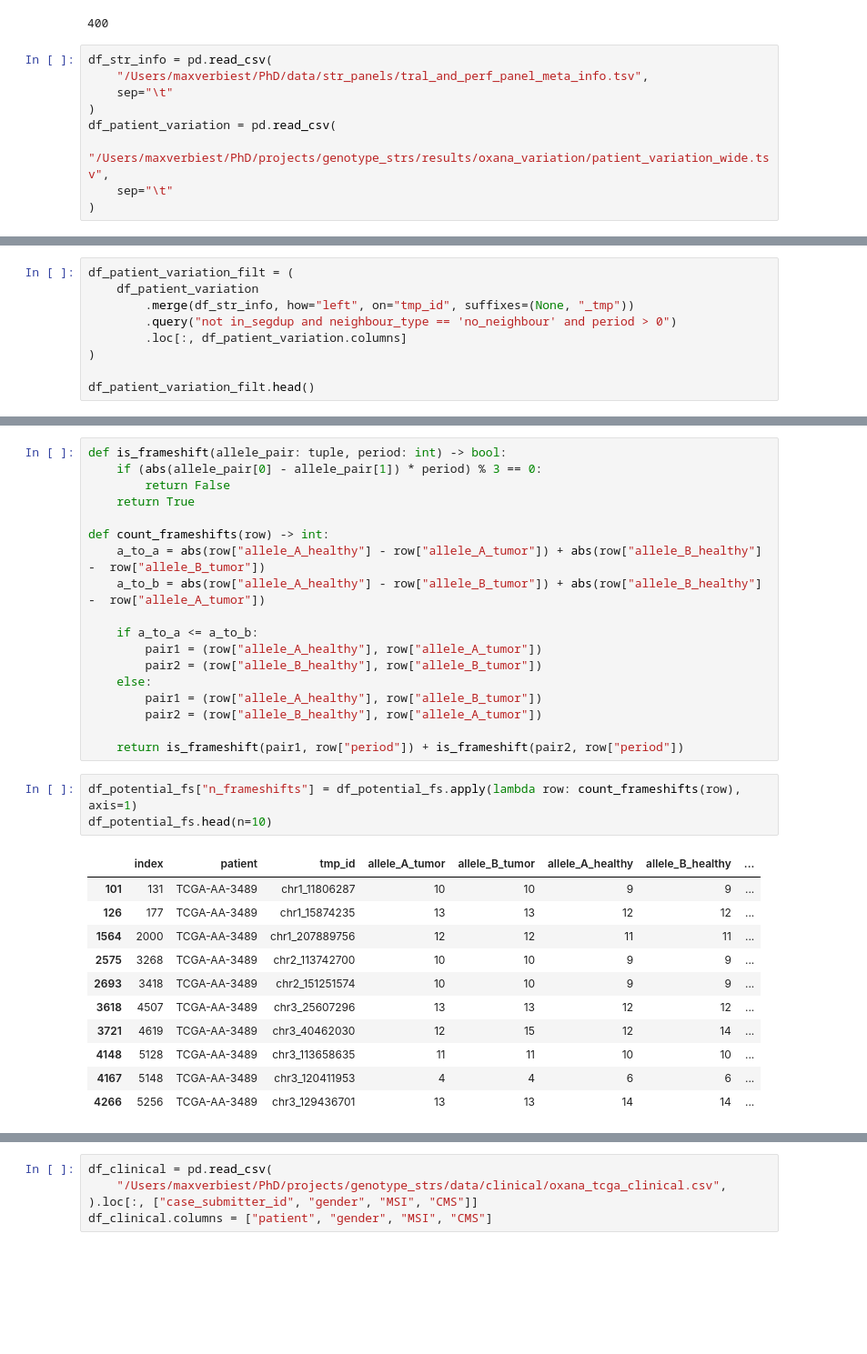
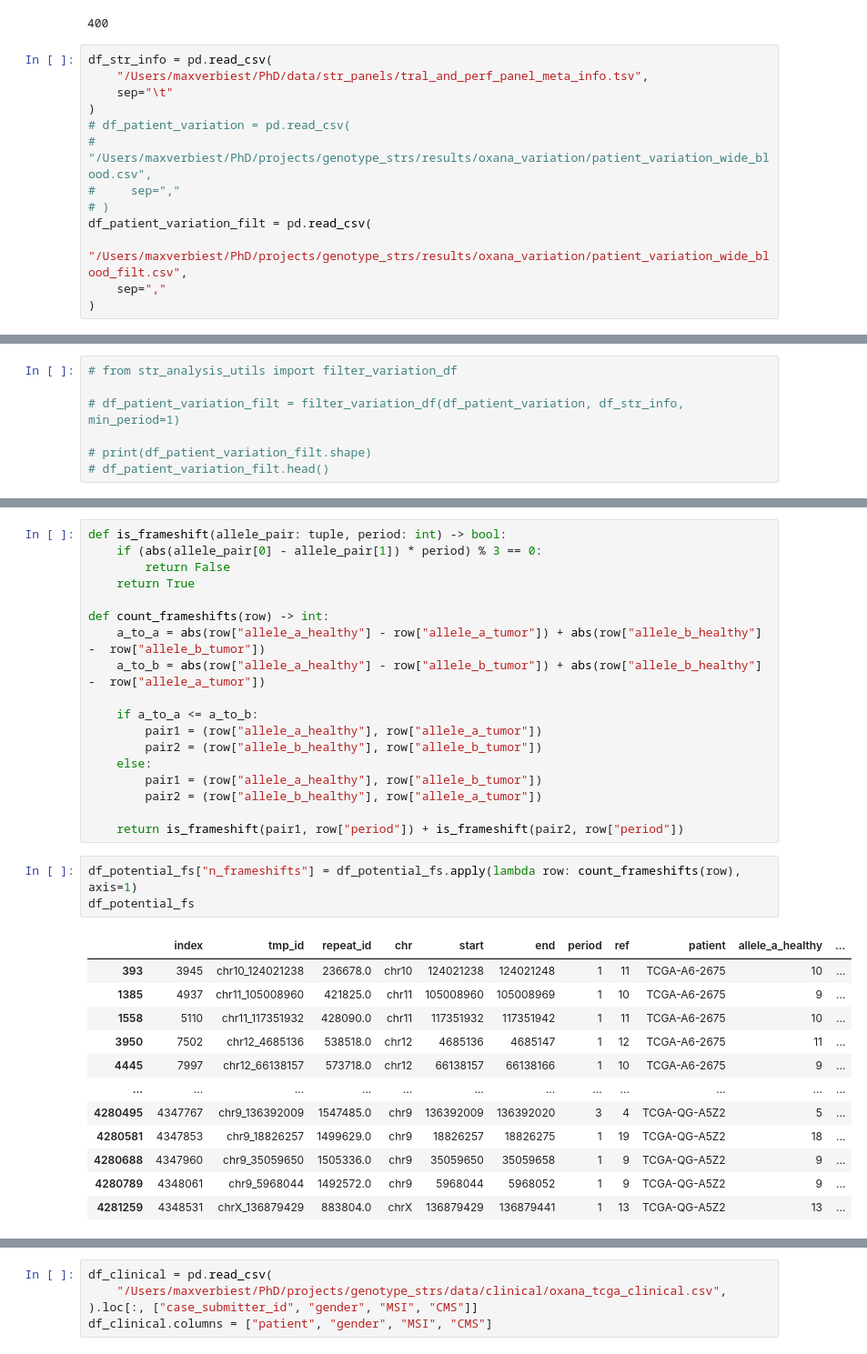
Before and after one commit to maverbiest/genotype_strs, a Jupyter notebook: scripts/analyse_variation/find_frameshifts.ipynb, the cells around one changed output, grey strips where cells are left out. Shown: that part at 91% size. Cells and saved outputs as stored; diff of their text form; blank space fills up the shorter version.

```diff
--- a/scripts/analyse_variation/find_frameshifts.ipynb
+++ b/scripts/analyse_variation/find_frameshifts.ipynb
@@ -15,9 +15,13 @@ df_str_info = pd.read_csv(
     "/Users/maxverbiest/PhD/data/str_panels/tral_and_perf_panel_meta_info.tsv",
     sep="\t"
 )
-df_patient_variation = pd.read_csv(
-    "/Users/maxverbiest/PhD/projects/genotype_strs/results/oxana_variation/patient_variation_wide.tsv",
-    sep="\t"
+# df_patient_variation = pd.read_csv(
+#     "/Users/maxverbiest/PhD/projects/genotype_strs/results/oxana_variation/patient_variation_wide_blood.csv",
+#     sep=","
+# )
+df_patient_variation_filt = pd.read_csv(
+    "/Users/maxverbiest/PhD/projects/genotype_strs/results/oxana_variation/patient_variation_wide_blood_filt.csv",
+    sep=","
 )
 # %%
 df_str_info.head()
@@ -45,9 +32,7 @@ df_patient_variation[df_patient_variation["patient_len_diff"] > 0].head()
 # %%
-df_patient_variation_filt = (
-    df_patient_variation
-        .merge(df_str_info, how="left", on="tmp_id", suffixes=(None, "_tmp"))
-        .query("not in_segdup and neighbour_type == 'no_neighbour' and period > 0")
-        .loc[:, df_patient_variation.columns]
-)
+# from str_analysis_utils import filter_variation_df
 
-df_patient_variation_filt.head()
+# df_patient_variation_filt = filter_variation_df(df_patient_variation, df_str_info, min_period=1)
+
+# print(df_patient_variation_filt.shape)
+# df_patient_variation_filt.head()
@@ -125,29 +103,30 @@ def is_frameshift(allele_pair: tuple, period: int) -> bool:
     return True
 
 def count_frameshifts(row) -> int:
-    a_to_a = abs(row["allele_A_healthy"] - row["allele_A_tumor"]) + abs(row["allele_B_healthy"] -  row["allele_B_tumor"])
-    a_to_b = abs(row["allele_A_healthy"] - row["allele_B_tumor"]) + abs(row["allele_B_healthy"] -  row["allele_A_tumor"])
+    a_to_a = abs(row["allele_a_healthy"] - row["allele_a_tumor"]) + abs(row["allele_b_healthy"] -  row["allele_b_tumor"])
+    a_to_b = abs(row["allele_a_healthy"] - row["allele_b_tumor"]) + abs(row["allele_b_healthy"] -  row["allele_a_tumor"])
 
     if a_to_a <= a_to_b:
-        pair1 = (row["allele_A_healthy"], row["allele_A_tumor"])
-        pair2 = (row["allele_B_healthy"], row["allele_B_tumor"])
+        pair1 = (row["allele_a_healthy"], row["allele_a_tumor"])
+        pair2 = (row["allele_b_healthy"], row["allele_b_tumor"])
     else:
-        pair1 = (row["allele_A_healthy"], row["allele_B_tumor"])
-        pair2 = (row["allele_B_healthy"], row["allele_A_tumor"])
+        pair1 = (row["allele_a_healthy"], row["allele_b_tumor"])
+        pair2 = (row["allele_b_healthy"], row["allele_a_tumor"])
 
     return is_frameshift(pair1, row["period"]) + is_frameshift(pair2, row["period"])
 # %%
 df_potential_fs["n_frameshifts"] = df_potential_fs.apply(lambda row: count_frameshifts(row), axis=1)
-df_potential_fs.head(n=10)
+df_potential_fs
 # %% [output]
-|  | index | patient | tmp_id | allele_A_tumor | allele_B_tumor | allele_A_healthy | allele_B_healthy | ... |
-| 101 | 131 | TCGA-AA-3489 | chr1_11806287 | 10 | 10 | 9 | 9 | ... |
-| 126 | 177 | TCGA-AA-3489 | chr1_15874235 | 13 | 13 | 12 | 12 | ... |
-| 1564 | 2000 | TCGA-AA-3489 | chr1_207889756 | 12 | 12 | 11 | 11 | ... |
-| 2575 | 3268 | TCGA-AA-3489 | chr2_113742700 | 10 | 10 | 9 | 9 | ... |
-| 2693 | 3418 | TCGA-AA-3489 | chr2_151251574 | 10 | 10 | 9 | 9 | ... |
-| 3618 | 4507 | TCGA-AA-3489 | chr3_25607296 | 13 | 13 | 12 | 12 | ... |
-| 3721 | 4619 | TCGA-AA-3489 | chr3_40462030 | 12 | 15 | 12 | 14 | ... |
-| 4148 | 5128 | TCGA-AA-3489 | chr3_113658635 | 11 | 11 | 10 | 10 | ... |
-| 4167 | 5148 | TCGA-AA-3489 | chr3_120411953 | 4 | 4 | 6 | 6 | ... |
-| 4266 | 5256 | TCGA-AA-3489 | chr3_129436701 | 13 | 13 | 14 | 14 | ... |
+|  | index | tmp_id | repeat_id | chr | start | end | period | ref | patient | allele_a_healthy | ... |
+| 393 | 3945 | chr10_124021238 | 236678.0 | chr10 | 124021238 | 124021248 | 1 | 11 | TCGA-A6-2675 | 10 | ... |
+| 1385 | 4937 | chr11_105008960 | 421825.0 | chr11 | 105008960 | 105008969 | 1 | 10 | TCGA-A6-2675 | 9 | ... |
+| 1558 | 5110 | chr11_117351932 | 428090.0 | chr11 | 117351932 | 117351942 | 1 | 11 | TCGA-A6-2675 | 10 | ... |
+| 3950 | 7502 | chr12_4685136 | 538518.0 | chr12 | 4685136 | 4685147 | 1 | 12 | TCGA-A6-2675 | 11 | ... |
+| 4445 | 7997 | chr12_66138157 | 573718.0 | chr12 | 66138157 | 66138166 | 1 | 10 | TCGA-A6-2675 | 9 | ... |
+| ... | ... | ... | ... | ... | ... | ... | ... | ... | ... | ... | ... |
+| 4280495 | 4347767 | chr9_136392009 | 1547485.0 | chr9 | 136392009 | 136392020 | 3 | 4 | TCGA-QG-A5Z2 | 5 | ... |
+| 4280581 | 4347853 | chr9_18826257 | 1499629.0 | chr9 | 18826257 | 18826275 | 1 | 19 | TCGA-QG-A5Z2 | 18 | ... |
+| 4280688 | 4347960 | chr9_35059650 | 1505336.0 | chr9 | 35059650 | 35059658 | 1 | 9 | TCGA-QG-A5Z2 | 9 | ... |
+| 4280789 | 4348061 | chr9_5968044 | 1492572.0 | chr9 | 5968044 | 5968052 | 1 | 9 | TCGA-QG-A5Z2 | 9 | ... |
+| 4281259 | 4348531 | chrX_136879429 | 883804.0 | chrX | 136879429 | 136879441 | 1 | 13 | TCGA-QG-A5Z2 | 13 | ... |
```
Also changed, not shown: parts of 23 cells of this notebook, 9 other files.
